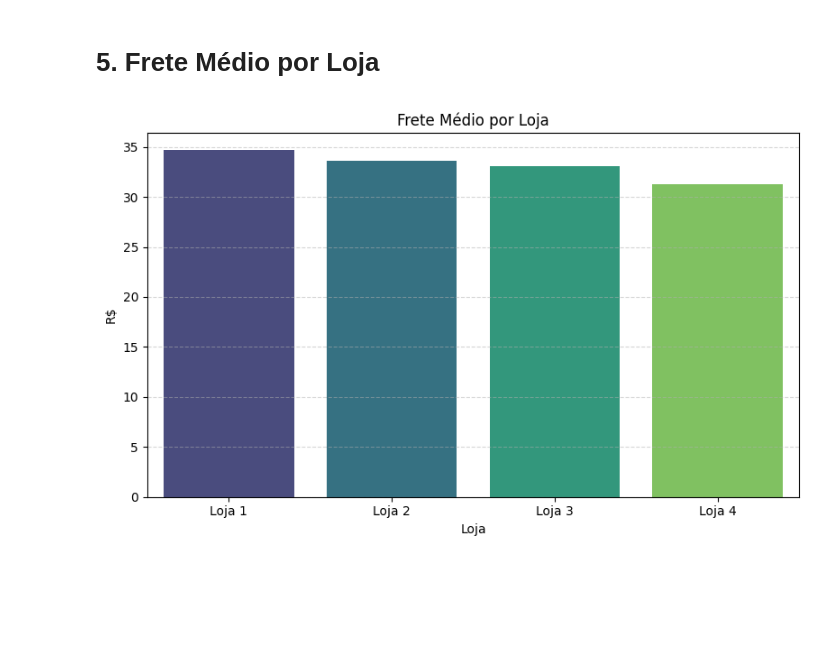
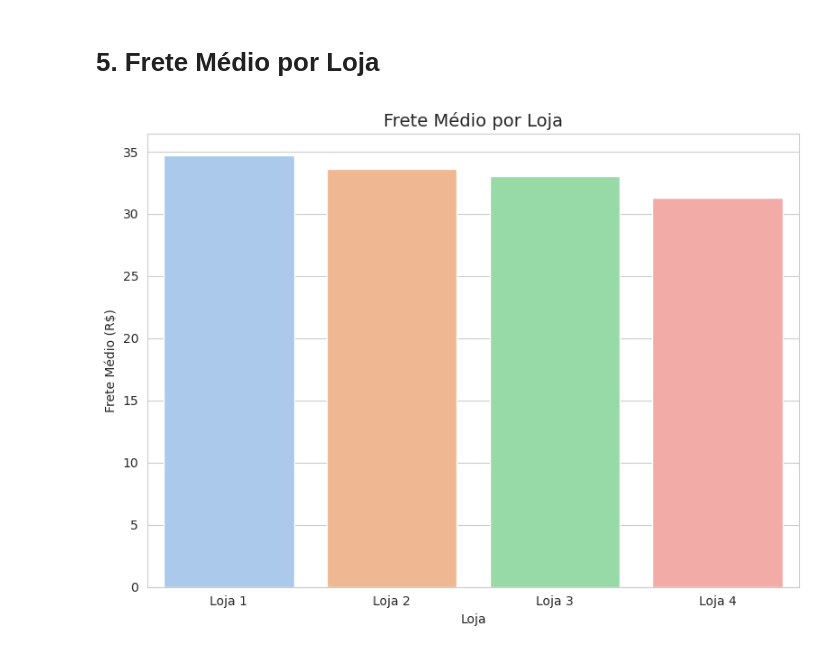
Before and after one commit to inaianebarros/alura-store, a Jupyter notebook: AluraStoreBr.ipynb, the cells around one changed output. Saved outputs shown, nothing was run; the diff lists cells and outputs as text; code cells hidden in the pictures; blank space fills up the shorter version.

```diff
--- a/AluraStoreBr.ipynb
+++ b/AluraStoreBr.ipynb
@@ -244,11 +419,17 @@ frete_medio.columns = ['Loja', 'Frete Médio']
 # %%
-plt.figure(figsize=(8, 5))
-sns.barplot(data=frete_medio, x='Loja', y='Frete Médio', palette='viridis', hue='Loja', legend=False)
+# Exemplo: calcular o frete médio por loja
+frete_medio = df_total.groupby("Loja")["Frete"].mean().reset_index()
 
-plt.title('Frete Médio por Loja')
-plt.ylabel('R$')
-plt.grid(axis='y', linestyle='--', alpha=0.5)
+# Gráfico de barras para comparar o frete médio
+plt.figure(figsize=(8,6))
+sns.barplot(x="Loja", y="Frete", data=frete_medio, palette='pastel', hue=frete_medio.index, legend=False)
+
+plt.title("Frete Médio por Loja", fontsize=14)
+plt.xlabel('Loja')
+plt.ylabel("Frete Médio (R$)")
+plt.xticks(rotation=0)
 plt.tight_layout()
+
 plt.show()
 # %% [output]
-[figure, old version]
+[figure, new version]
```
Also changed, not shown: parts of 27 cells of this notebook.
